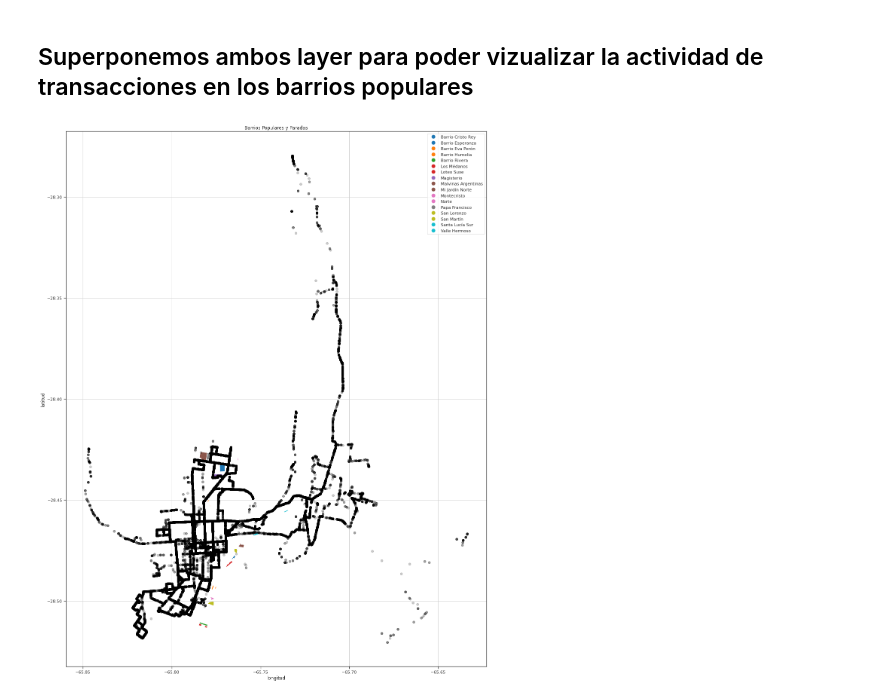
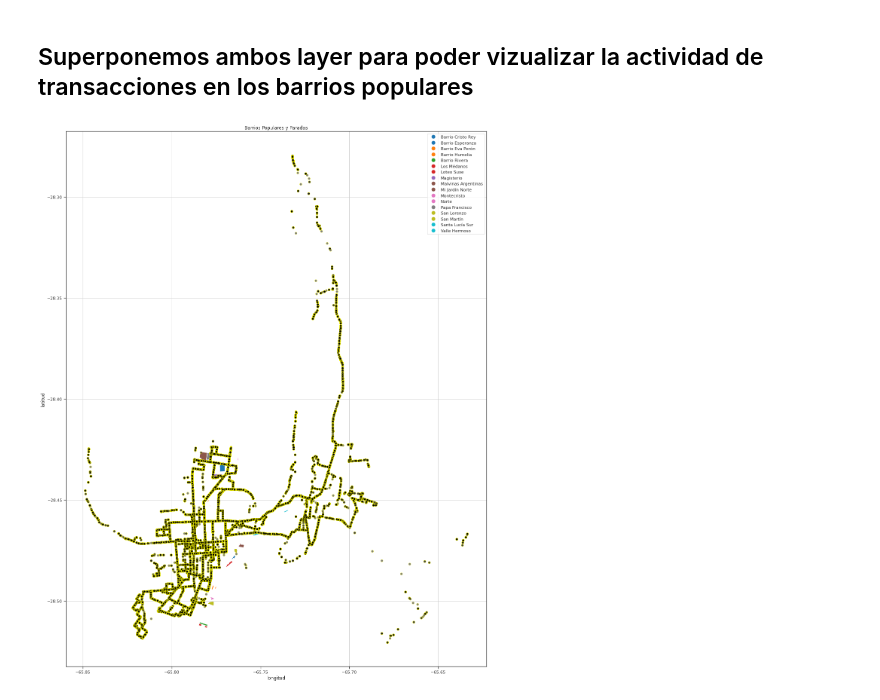
Before and after one commit to sebasruggero/analisis_transporte_catamarca, a Jupyter notebook: Análisis_Catamarca.ipynb, the cells around one changed output. Cells and saved outputs as stored; diff of their text form; code cells hidden in the pictures.

```diff
--- a/Análisis_Catamarca.ipynb
+++ b/Análisis_Catamarca.ipynb
@@ -257,18 +257,18 @@ mapa
 # %%
 # Graficamos el shape junto con los recorridos para poder observar
 barrios_populares_catamarca.plot(column='Barrio', legend=True , figsize=(20,40))
 
 # Agregamos los puntos del recorrido
-plt.scatter(x=df.LONGITUDE, y=df.LATITUDE, c='black', edgecolor = 'black', alpha=0.2)
+plt.scatter(x=df.LONGITUDE, y=df.LATITUDE, c='black', edgecolor = 'yellow', alpha=0.5)
 
 # Agegamos etiquetas y titulos
 plt.title('Barrios Populares y Paradas')
 plt.xlabel('longitud')
 plt.ylabel('latitud')
 
 
 # Agregamos grid y mostramos
 plt.grid()
 plt.show()
 # %% [output]
-[figure, old version]
+[figure, new version]
```
